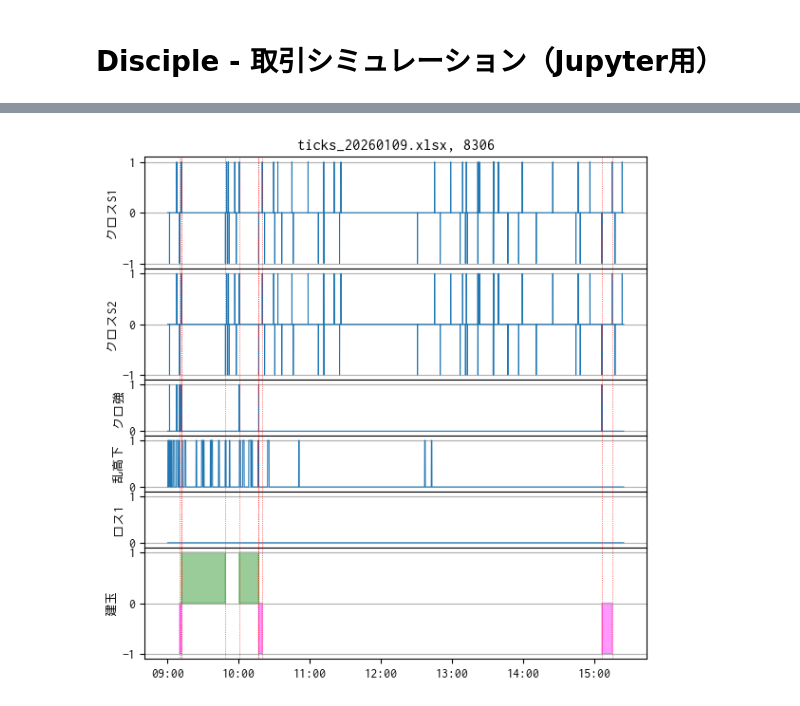
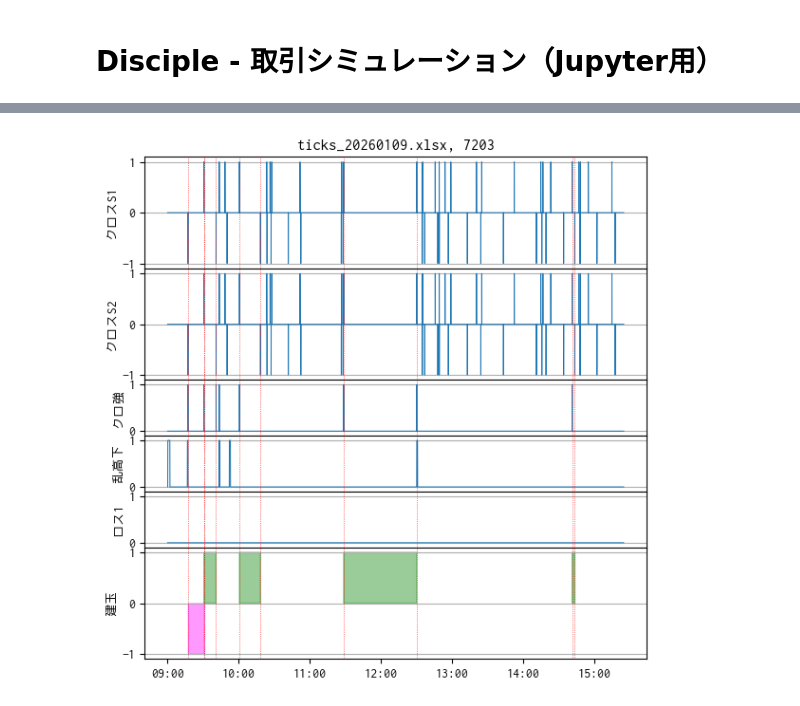
Before and after one commit to bitwalk123/kabuto, a Jupyter notebook: disciple.ipynb, the cells around one changed output, grey strips where cells are left out. Cells and saved outputs as stored; diff of their text form; code cells hidden in the pictures.

```diff
--- a/disciple.ipynb
+++ b/disciple.ipynb
@@ -22,7 +22,8 @@ from structs.res import AppRes
 res = AppRes()
 
 excel = "ticks_20260109.xlsx"
-code = "8306"
+code = "7203"
+# code = "8306"
 dict_setting = load_setting(res, code)
 THRESHOLD_SLOPE = dict_setting["THRESHOLD_SLOPE"]
 TURBULENCE = dict_setting["TURBULENCE"]
@@ -241,33 +242,37 @@ special_cross = {"クロスS1", "クロスS2"}
 for i, colname in enumerate(df_obs.columns):
     ax_i = ax[i]
 
     if colname in special_cross:
         ax_i.plot(df_obs[colname], linewidth=0.75)
         ax_i.set_ylim(-1.1, 1.1)
 
     elif colname == "建玉":
         x = df_obs.index
         y = df_obs[colname]
-        ax_i.fill_between(x, 0, y, where=y > 0, color="green", alpha=0.4, interpolate=True)
-        ax_i.fill_between(x, 0, y, where=y < 0, color="magenta", alpha=0.4, interpolate=True)
+        ax_i.fill_between(
+            x, 0, y, where=y > 0, color="green", alpha=0.4, interpolate=True
+        )
+        ax_i.fill_between(
+            x, 0, y, where=y < 0, color="magenta", alpha=0.4, interpolate=True
+        )
         ax_i.set_ylim(-1.1, 1.1)
 
     else:
         ax_i.plot(df_obs[colname], linewidth=0.75)
         ax_i.set_ylim(-0.1, 1.1)
 
     ax_i.set_ylabel(colname)
     ax_i.xaxis.set_major_formatter(mdates.DateFormatter("%H:%M"))
 
 for i in range(n):
     for t in list_trans:
         ax[i].axvline(x=t, color="red", linestyle="dotted", linewidth=0.5)
 
 plt.tight_layout()
 # output = os.path.join("output", f"{date_str}_{code}_trend_obs.png")
 output = os.path.join("tmp", f"{date_str}_{code}_trend_obs.png")
 plt.tight_layout()
 plt.savefig(output)
 plt.show()
 # %% [output]
-[figure, old version]
+[figure, new version]
```
Also changed, not shown: parts of 8 cells of this notebook, 1 other file.
